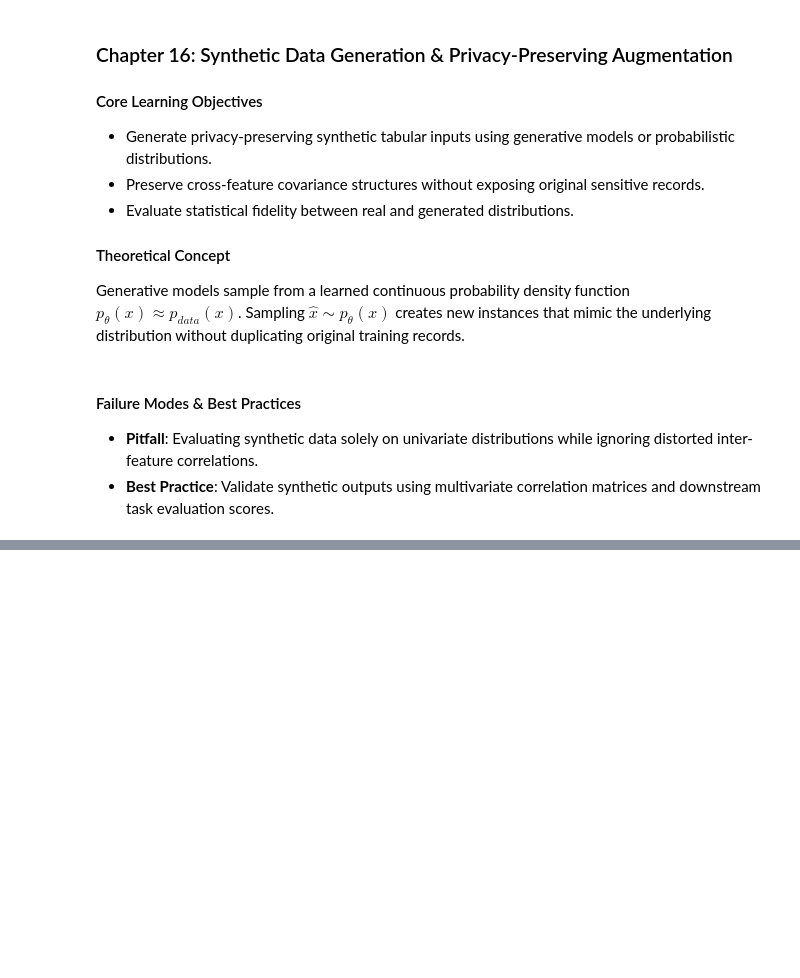
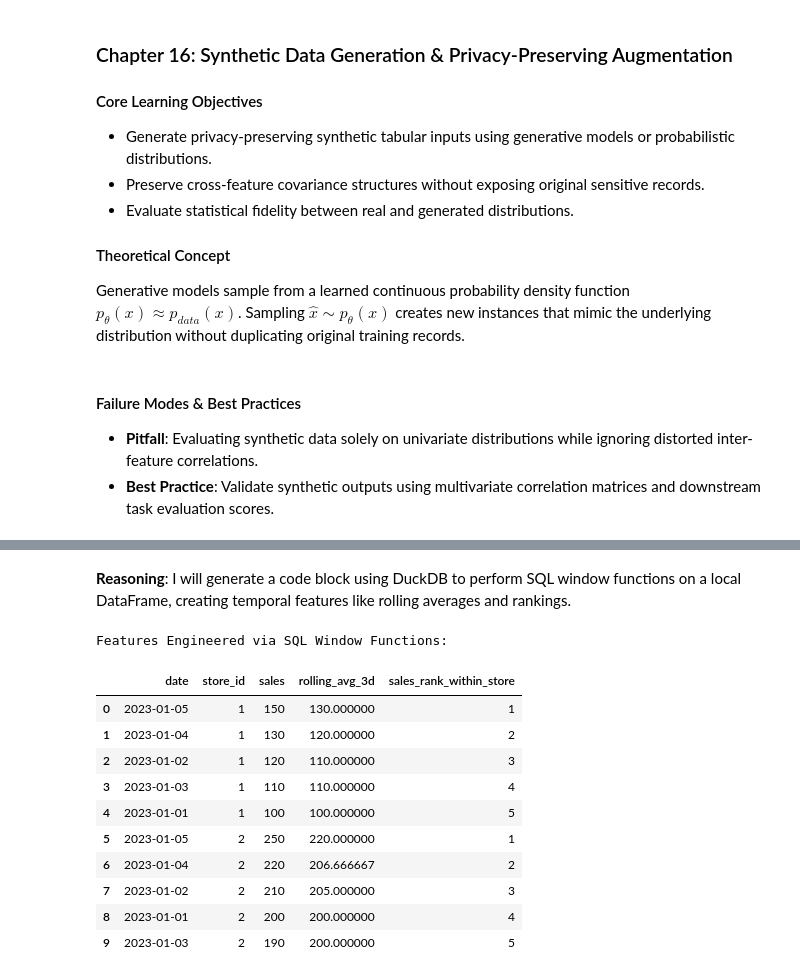
Before and after one commit to saiDan77/nn-from-scratch, a Jupyter notebook: DATAPREP.ipynb, the cells around one changed output, grey strips where cells are left out. Drawn from its saved outputs; the diff is of its cells as text; code cells hidden in the pictures; blank space fills up the shorter version.

```diff
--- a/DATAPREP.ipynb
+++ b/DATAPREP.ipynb
@@ -540,0 +1290,42 @@ def generate_synthetic_gaussian_data(reference_df: pd.DataFrame, num_samples: in
+# %% [markdown]
+**Reasoning**:
+I will generate a code block using DuckDB to perform SQL window functions on a local DataFrame, creating temporal features like rolling averages and rankings.
+# %%
+import pandas as pd
+import numpy as np
+import duckdb
+
+# 1. Create a dummy temporal dataset
+data = {
+    'date': pd.to_datetime(['2023-01-01', '2023-01-02', '2023-01-03', '2023-01-04', '2023-01-05'] * 2),
+    'store_id': [1, 1, 1, 1, 1, 2, 2, 2, 2, 2],
+    'sales': [100, 120, 110, 130, 150, 200, 210, 190, 220, 250]
+}
+sales_df = pd.DataFrame(data)
+
+# 2. Use DuckDB to apply SQL Window Functions directly on the Pandas DF
+query = """
+SELECT
+    *,
+    AVG(sales) OVER (PARTITION BY store_id ORDER BY date ROWS BETWEEN 2 PRECEDING AND CURRENT ROW) as rolling_avg_3d,
+    RANK() OVER (PARTITION BY store_id ORDER BY sales DESC) as sales_rank_within_store
+FROM sales_df
+"""
+
+feature_df = duckdb.query(query).to_df()
+
+print("Features Engineered via SQL Window Functions:")
+display(feature_df.head(10))
+# %% [output]
+Features Engineered via SQL Window Functions:
+|  | date | store_id | sales | rolling_avg_3d | sales_rank_within_store |
+| 0 | 2023-01-05 | 1 | 150 | 130.000000 | 1 |
+| 1 | 2023-01-04 | 1 | 130 | 120.000000 | 2 |
+| 2 | 2023-01-02 | 1 | 120 | 110.000000 | 3 |
+| 3 | 2023-01-03 | 1 | 110 | 110.000000 | 4 |
+| 4 | 2023-01-01 | 1 | 100 | 100.000000 | 5 |
+| 5 | 2023-01-05 | 2 | 250 | 220.000000 | 1 |
+| 6 | 2023-01-04 | 2 | 220 | 206.666667 | 2 |
+| 7 | 2023-01-02 | 2 | 210 | 205.000000 | 3 |
+| 8 | 2023-01-01 | 2 | 200 | 200.000000 | 4 |
+| 9 | 2023-01-03 | 2 | 190 | 200.000000 | 5 |
```
Also changed, not shown: parts of 91 cells of this notebook.
